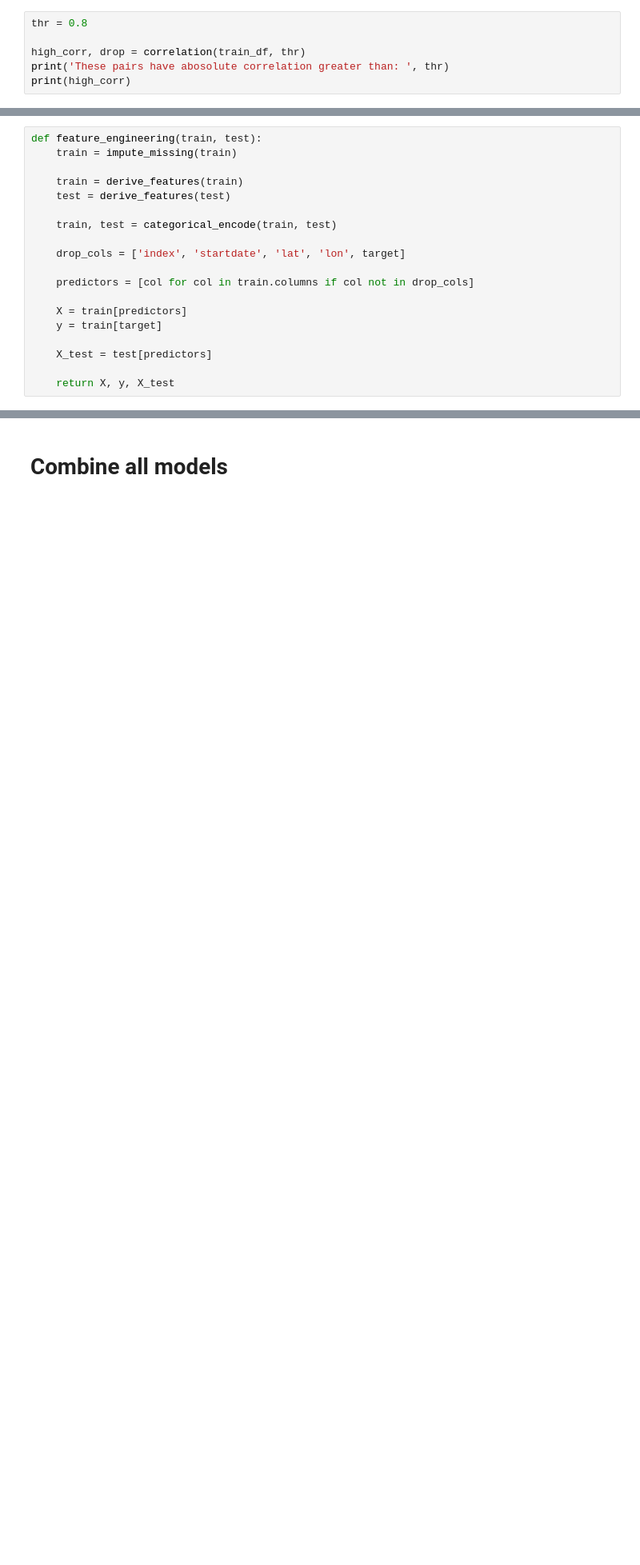
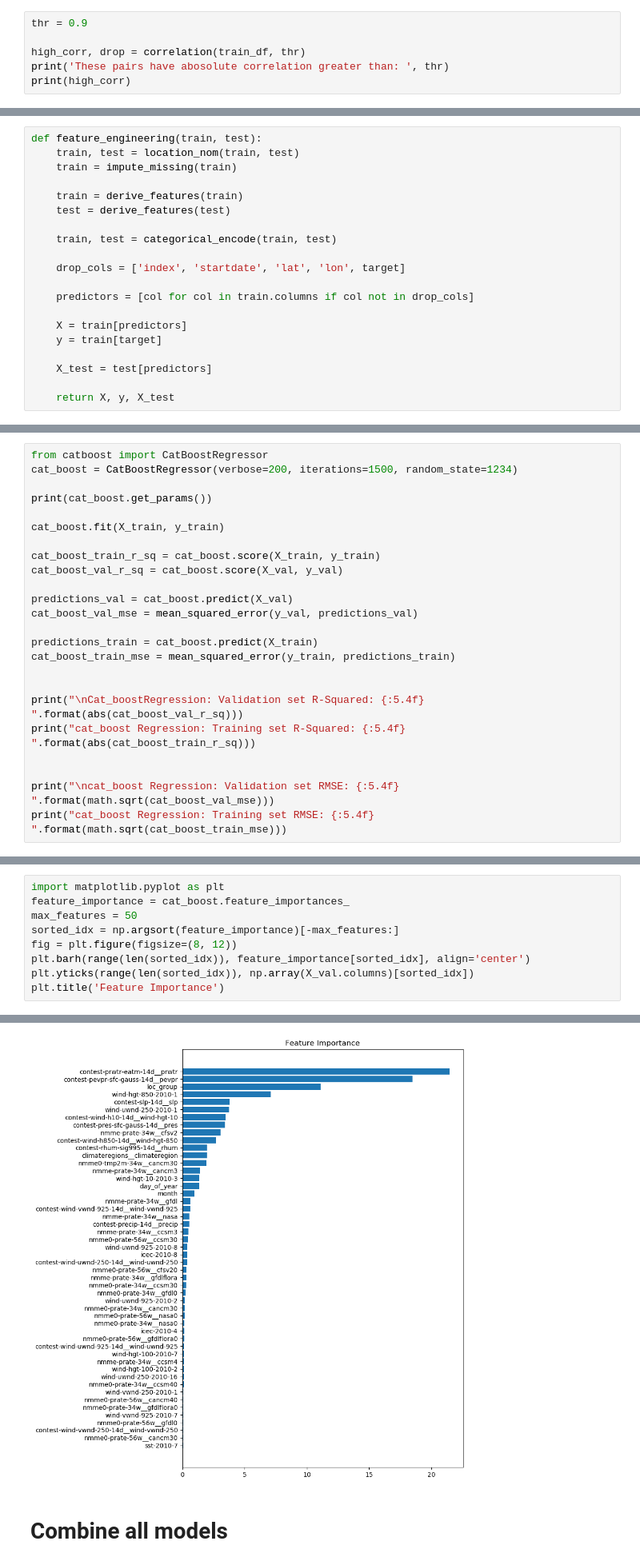
Before and after one commit to shatabdichoudhury/WiDS_2023, a Jupyter notebook: wids2023_rf_dt_lr_nn.ipynb, the cells around one changed output, grey strips where cells are left out. Shown at 80% size. Saved outputs shown, nothing was run; the diff lists cells and outputs as text; blank space fills up the shorter version.

```diff
--- a/wids2023_rf_dt_lr_nn.ipynb
+++ b/wids2023_rf_dt_lr_nn.ipynb
@@ -176,7 +176,7 @@ def correlation(dataframe, threshold):
 
     return high_corr, drop
 # %%
-thr = 0.8
+thr = 0.9
 
 high_corr, drop = correlation(train_df, thr)
 print('These pairs have abosolute correlation greater than: ', thr)
@@ -360,6 +377,7 @@ def categorical_encode(train, test):
     return train, test
 # %%
 def feature_engineering(train, test):
+    train, test = location_nom(train, test)
     train = impute_missing(train)
 
     train = derive_features(train)
@@ -548,0 +569,24 @@ submit.to_csv('nn_submission.csv', index = False)
+# %%
+from catboost import CatBoostRegressor
+cat_boost = CatBoostRegressor(verbose=200, iterations=1500, random_state=1234)
+
+print(cat_boost.get_params())
+
+cat_boost.fit(X_train, y_train)
+
+cat_boost_train_r_sq = cat_boost.score(X_train, y_train)
+cat_boost_val_r_sq = cat_boost.score(X_val, y_val)
+
+predictions_val = cat_boost.predict(X_val)
+cat_boost_val_mse = mean_squared_error(y_val, predictions_val)
+
+predictions_train = cat_boost.predict(X_train)
+cat_boost_train_mse = mean_squared_error(y_train, predictions_train)
+
+
+print("\nCat_boostRegression: Validation set R-Squared: {:5.4f} ".format(abs(cat_boost_val_r_sq)))
+print("cat_boost Regression: Training set R-Squared: {:5.4f} ".format(abs(cat_boost_train_r_sq)))
+
+
+print("\ncat_boost Regression: Validation set RMSE: {:5.4f} ".format(math.sqrt(cat_boost_val_mse)))
+print("cat_boost Regression: Training set RMSE: {:5.4f} ".format(math.sqrt(cat_boost_train_mse)))
@@ -548,0 +616,10 @@ submit.to_csv('nn_submission.csv', index = False)
+# %%
+import matplotlib.pyplot as plt
+feature_importance = cat_boost.feature_importances_
+max_features = 50
+sorted_idx = np.argsort(feature_importance)[-max_features:]
+fig = plt.figure(figsize=(8, 12))
+plt.barh(range(len(sorted_idx)), feature_importance[sorted_idx], align='center')
+plt.yticks(range(len(sorted_idx)), np.array(X_val.columns)[sorted_idx])
+plt.title('Feature Importance')
+# %% [output]
@@ -549,2 +627,3 @@ submit.to_csv('nn_submission.csv', index = False)
+[figure, added]
 # %% [markdown]
 # Combine all models
```
Also changed, not shown: parts of 18 cells of this notebook.
